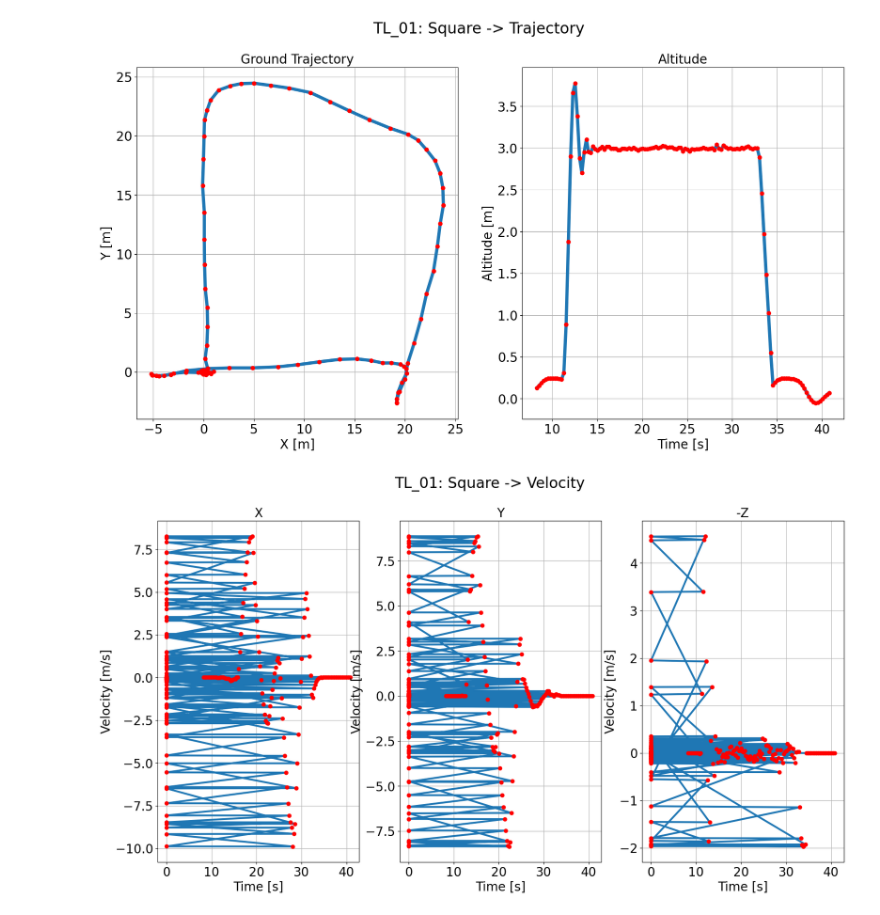
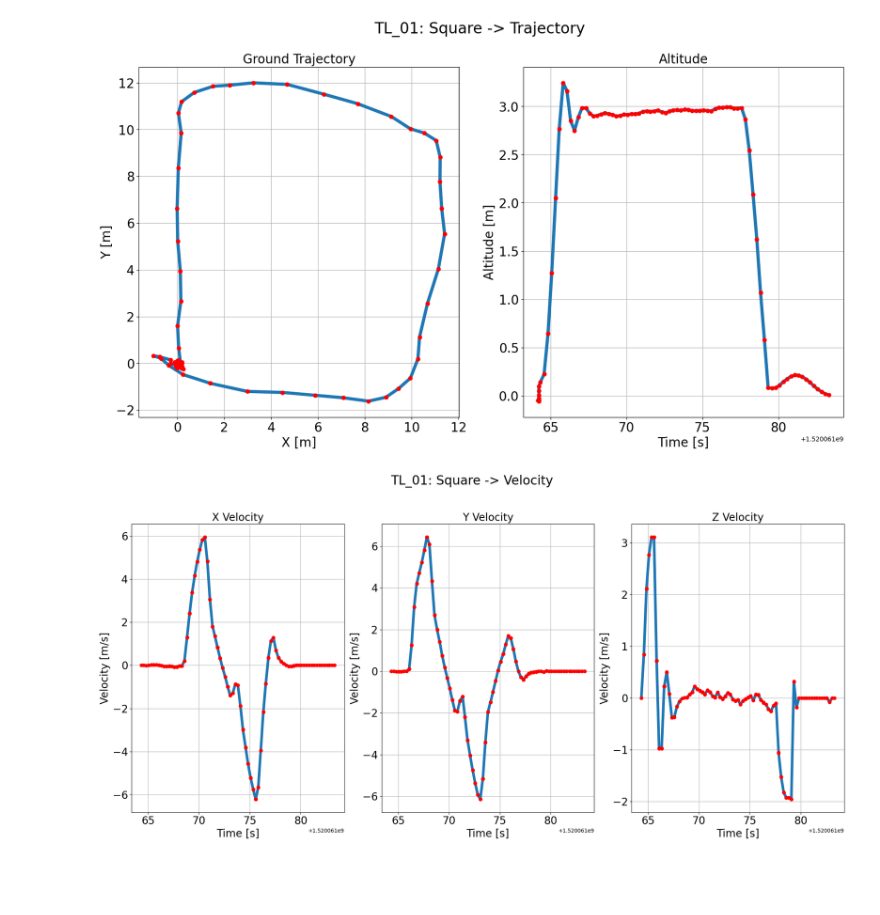
Before and after one commit to 1Px-Vision/UAV-Control-Physics-Informed-Machine-Learning, a Jupyter notebook: Project_Backyard_Flyer/Test_drone_U.ipynb, the cells around one changed output. Drawn from its saved outputs; the diff is of its cells as text; code cells hidden in the pictures; blank space fills up the shorter version.

```diff
--- a/Project_Backyard_Flyer/Test_drone_U.ipynb
+++ b/Project_Backyard_Flyer/Test_drone_U.ipynb
@@ -16,7 +16,7 @@ def load_telemetry(file):
     long_lat_parser = lambda r: { 'longitude': float(r[2]), 'latitude': float(r[3]), 'altitude': float(r[4]) }
     local_parser = lambda r: { 'north': float(r[2]), 'east': float(r[3]), 'down': float(r[4]) }
     parser = {
-        'STATE' : lambda r: { 'armed' : bool(row[2]), 'guided' : bool(row[3]) },
+        'STATE' : lambda r: {'armed': bool((r[2])), 'guided': bool((r[3]))},
         'GLOBAL_POSITION' : long_lat_parser,
         'GLOBAL_HOME' : long_lat_parser,
         'LOCAL_POSITION' : local_parser,
@@ -51,9 +51,9 @@ def get_north_east_down(type, tl):
     epoch = datetime.datetime.utcfromtimestamp(0)
     for t in tl:
         if t['type'] == type:
-            north.append(t['north'])
-            east.append(t['east'])
-            down.append(t['down'])
+            north.append(t.get('north', 0))  # Use .get() to avoid KeyError
+            east.append(t.get('east', 0))    # Default to 0 if key is missing
+            down.append(t.get('down', 0))
             timestamp.append((t['timestamp'] - epoch).total_seconds())
     return [np.array(north), np.array(east), np.array(down), np.array(timestamp)]
 
@@ -103,22 +103,32 @@ def plot_xy_trajectory(east, north, down, timestamp, title):
 
 def plot_velocity(east, north, down, timestamp, title):
     """
-    Plot velocity on the 3D axis
+    Plot velocity on the 3D axis, excluding points where time or velocity is zero.
     """
-    fig, axes = plt.subplots(1, 3, figsize=[20,10])
+    fig, axes = plt.subplots(1, 3, figsize=[20, 10])
     values = [east, north, -down]
-    sub_titles = ['X', 'Y', '-Z']
+    sub_titles = ['X Velocity', 'Y Velocity', 'Z Velocity']
+
     for ax, value, sub_title in zip(axes, values, sub_titles):
-        ax.plot(timestamp, value,linewidth=3)
-        ax.plot(timestamp, value, 'ro')
-        ax.set_xlabel('Time [s]',fontsize=20)
-        ax.set_ylabel('Velocity [m/s]',fontsize=20)
+        # Filter out points where time or velocity is zero
+        non_zero_indices = np.where((timestamp != 0) & (value != 0))
+        filtered_time = timestamp[non_zero_indices]
+        filtered_value = value[non_zero_indices]
+
+        ax.plot(filtered_time, filtered_value, linewidth=5)
+        ax.plot(filtered_time, filtered_value, 'ro')
+        ax.set_xlabel('Time [s]', fontsize=20)
+        ax.set_ylabel('Velocity [m/s]', fontsize=20)
         ax.tick_params(axis='x', labelsize=20)
         ax.tick_params(axis='y', labelsize=20)
         ax.grid()
-        ax.set_title(sub_title,fontsize=20)
+        ax.set_title(sub_title, fontsize=20)
 
     plt.suptitle(title, fontsize=24)
+    plt.tight_layout()
+    plt.subplots_adjust(top=0.85)
+    plt.show()
+
 
 
 def plot_local_position_and_velocity(file, title):
@@ -132,5 +142,5 @@ def plot_local_position_and_velocity(file, title):
     plot_xy_trajectory(local_east, local_north, local_down, local_timestamp, title + ' -> Trajectory')
     plot_velocity(v_local_east, v_local_north, v_local_down, v_timestamp, title + ' -> Velocity')
 # %%
-plot_local_position_and_velocity('/content/TLog_20.txt', 'TL_01: Square')
+plot_local_position_and_velocity('/content/TLog_01.txt', 'TL_01: Square')
 # %% [output]
@@ -138,2 +148,2 @@ plot_local_position_and_velocity('/content/TLog_20.txt', 'TL_01: Square')
-[figure, old version]
+[figure, new version]
-[figure, old version]
+[figure, new version]
```
Also changed, not shown: parts of 1 cell of this notebook.
